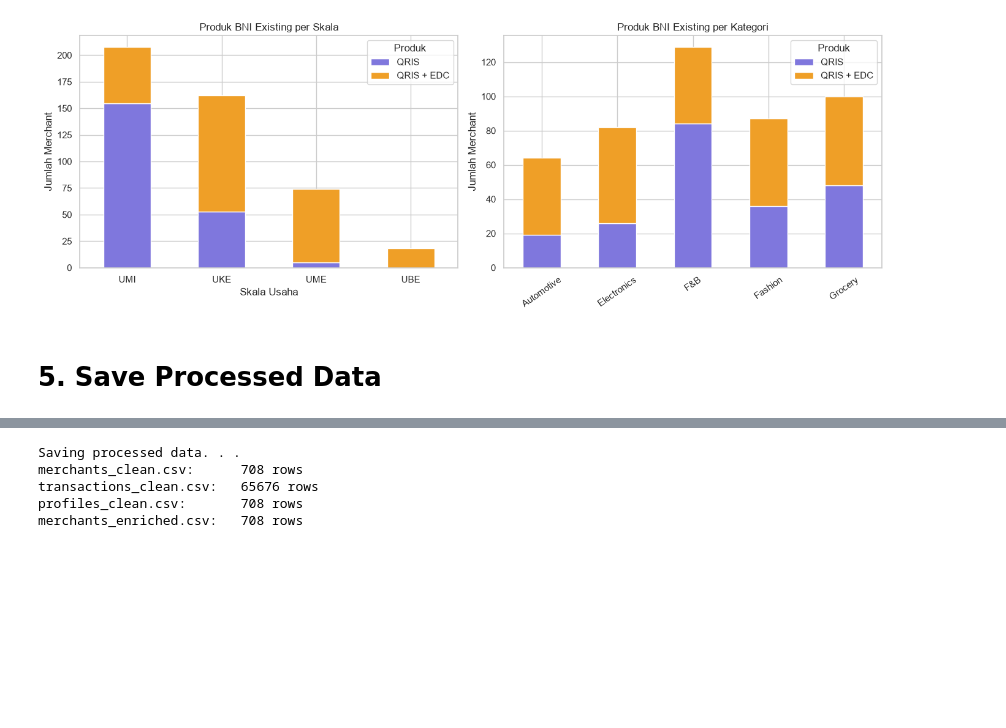
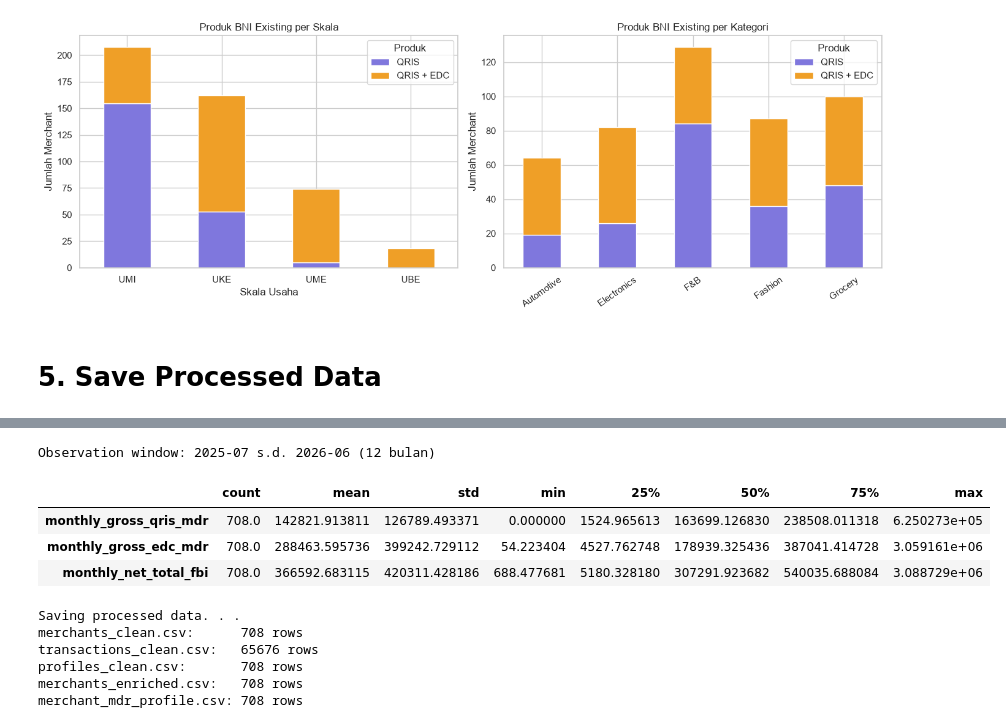
Before and after one commit to bagaskoroah/merchant-analytics-trial, a Jupyter notebook: notebooks/01_eda_cleaning.ipynb, the cells around one changed output, grey strips where cells are left out. Cells and saved outputs as stored; diff of their text form; code cells hidden in the pictures; blank space fills up the shorter version.

Commit message:
economic layer

```diff
--- a/notebooks/01_eda_cleaning.ipynb
+++ b/notebooks/01_eda_cleaning.ipynb
@@ -1067,20 +1078,86 @@ Name: count, dtype: int64
+# %%
+# Transaction-based acquiring economics (building block, belum memakai hasil model produk)
+NET_FBI_SHARE = 0.85
+MDR_QRIS_UMI_HIGH = 0.003
+MDR_QRIS_REGULAR = 0.007
+MDR_EDC_DEBIT = 0.0015
+MDR_EDC_CREDIT = 0.02
+
+trx_econ = trx_clean[trx_clean['trx_type'].eq('C2M')].copy()
+trx_econ = trx_econ.merge(
+    merchants_clean[['merchant_id', 'skala_usaha']],
+    left_on='target_id', right_on='merchant_id', how='left', validate='many_to_one'
+)
+
+qris_rate = np.where(
+    trx_econ['payment_type'].eq('QRIS'),
+    np.where(
+        trx_econ['skala_usaha'].eq('UMI'),
+        np.where(trx_econ['amount'].le(500_000), 0.0, MDR_QRIS_UMI_HIGH),
+        MDR_QRIS_REGULAR,
+    ),
+    0.0,
+)
+edc_rate = np.select(
+    [trx_econ['payment_type'].eq('debit'), trx_econ['payment_type'].eq('credit_card')],
+    [MDR_EDC_DEBIT, MDR_EDC_CREDIT],
+    default=0.0,
+)
+
+trx_econ['gross_qris_mdr'] = trx_econ['amount'] * qris_rate
+trx_econ['gross_edc_mdr'] = trx_econ['amount'] * edc_rate
+trx_econ['qris_amount'] = np.where(trx_econ['payment_type'].eq('QRIS'), trx_econ['amount'], 0.0)
+trx_econ['edc_amount'] = np.where(trx_econ['payment_type'].isin(['debit','credit_card']), trx_econ['amount'], 0.0)
+
+period_start = trx_econ['timestamp_dt'].min().to_period('M')
+period_end = trx_econ['timestamp_dt'].max().to_period('M')
+OBSERVATION_MONTHS = (period_end.year - period_start.year) * 12 + (period_end.month - period_start.month) + 1
+
+agg = trx_econ.groupby('target_id').agg(
+    observed_qris_amount=('qris_amount','sum'),
+    observed_edc_amount=('edc_amount','sum'),
+    gross_qris_mdr_period=('gross_qris_mdr','sum'),
+    gross_edc_mdr_period=('gross_edc_mdr','sum'),
+).reset_index().rename(columns={'target_id':'merchant_id'})
+
+merchant_mdr_profile = merchants_clean[['merchant_id']].merge(agg, on='merchant_id', how='left')
+num_cols = [c for c in merchant_mdr_profile.columns if c != 'merchant_id']
+merchant_mdr_profile[num_cols] = merchant_mdr_profile[num_cols].fillna(0.0)
+merchant_mdr_profile['observation_months'] = OBSERVATION_MONTHS
+merchant_mdr_profile['monthly_gross_qris_mdr'] = merchant_mdr_profile['gross_qris_mdr_period'] / OBSERVATION_MONTHS
+merchant_mdr_profile['monthly_gross_edc_mdr'] = merchant_mdr_profile['gross_edc_mdr_period'] / OBSERVATION_MONTHS
+merchant_mdr_profile['monthly_net_qris_fbi'] = merchant_mdr_profile['monthly_gross_qris_mdr'] * NET_FBI_SHARE
+merchant_mdr_profile['monthly_net_edc_fbi'] = merchant_mdr_profile['monthly_gross_edc_mdr'] * NET_FBI_SHARE
+merchant_mdr_profile['monthly_net_total_fbi'] = merchant_mdr_profile['monthly_net_qris_fbi'] + merchant_mdr_profile['monthly_net_edc_fbi']
+
+print(f'Observation window: {period_start} s.d. {period_end} ({OBSERVATION_MONTHS} bulan)')
+display(merchant_mdr_profile[['monthly_gross_qris_mdr','monthly_gross_edc_mdr','monthly_net_total_fbi']].describe().T)
+# %% [output]
+Observation window: 2025-07 s.d. 2026-06 (12 bulan)
+|  | count | mean | std | min | 25% | 50% | 75% | max |
+| monthly_gross_qris_mdr | 708.0 | 142821.913811 | 126789.493371 | 0.000000 | 1524.965613 | 163699.126830 | 238508.011318 | 6.250273e+05 |
+| monthly_gross_edc_mdr | 708.0 | 288463.595736 | 399242.729112 | 54.223404 | 4527.762748 | 178939.325436 | 387041.414728 | 3.059161e+06 |
+| monthly_net_total_fbi | 708.0 | 366592.683115 | 420311.428186 | 688.477681 | 5180.328180 | 307291.923682 | 540035.688084 | 3.088729e+06 |
 # %%
 merchants_clean.to_csv(f'{PROJECT_ROOT}/data/processed/merchants_clean.csv', index=False)
 trx_clean.to_csv(f'{PROJECT_ROOT}/data/processed/transactions_clean.csv', index=False)
 profile_clean.to_csv(f'{PROJECT_ROOT}/data/processed/profiles_clean.csv', index=False)
 merchants_enriched.to_csv(f'{PROJECT_ROOT}/data/processed/merchants_enriched.csv', index=False)
+merchant_mdr_profile.to_csv(f'{PROJECT_ROOT}/data/processed/merchant_mdr_profile.csv', index=False)
 
 print("Saving processed data. . .")
 print(f"merchants_clean.csv:      {len(merchants_clean)} rows")
 print(f"transactions_clean.csv:   {len(trx_clean)} rows")
 print(f"profiles_clean.csv:       {len(profile_clean)} rows")
 print(f"merchants_enriched.csv:   {len(merchants_enriched)} rows")
+print(f"merchant_mdr_profile.csv: {len(merchant_mdr_profile)} rows")
 # %% [output]
 Saving processed data. . .
 merchants_clean.csv:      708 rows
 transactions_clean.csv:   65676 rows
 profiles_clean.csv:       708 rows
 merchants_enriched.csv:   708 rows
+merchant_mdr_profile.csv: 708 rows
 # %%
 # Verifikasi output notebook 01
 print("=== VERIFIKASI OUTPUT NOTEBOOK 01 ===")
```
Also changed, not shown: parts of 10 cells of this notebook, 7 other files.
